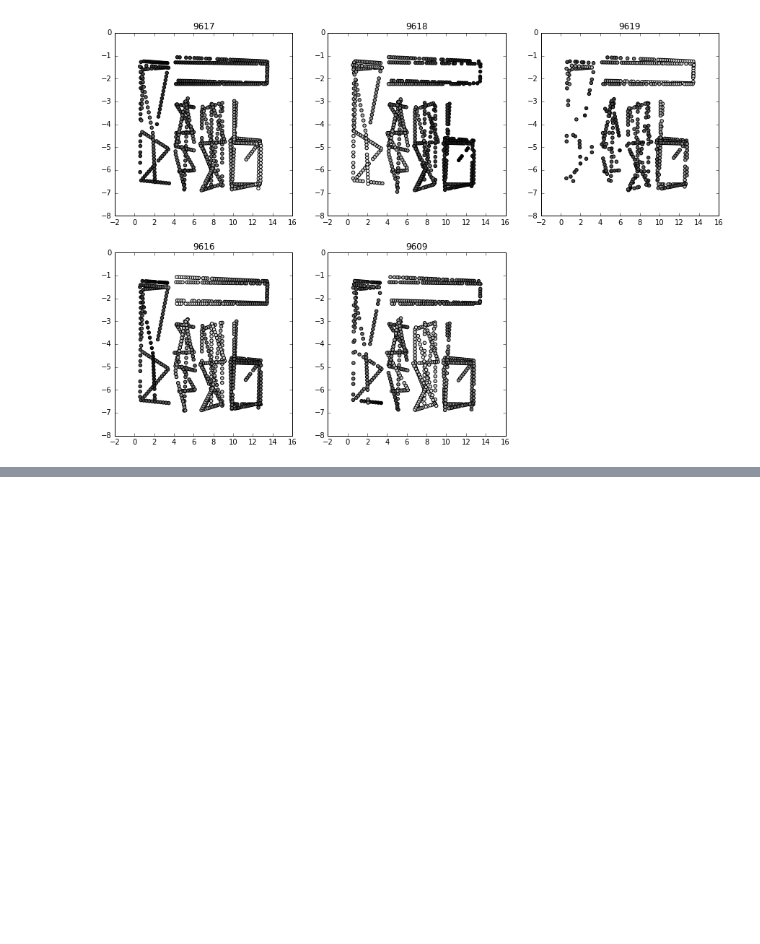
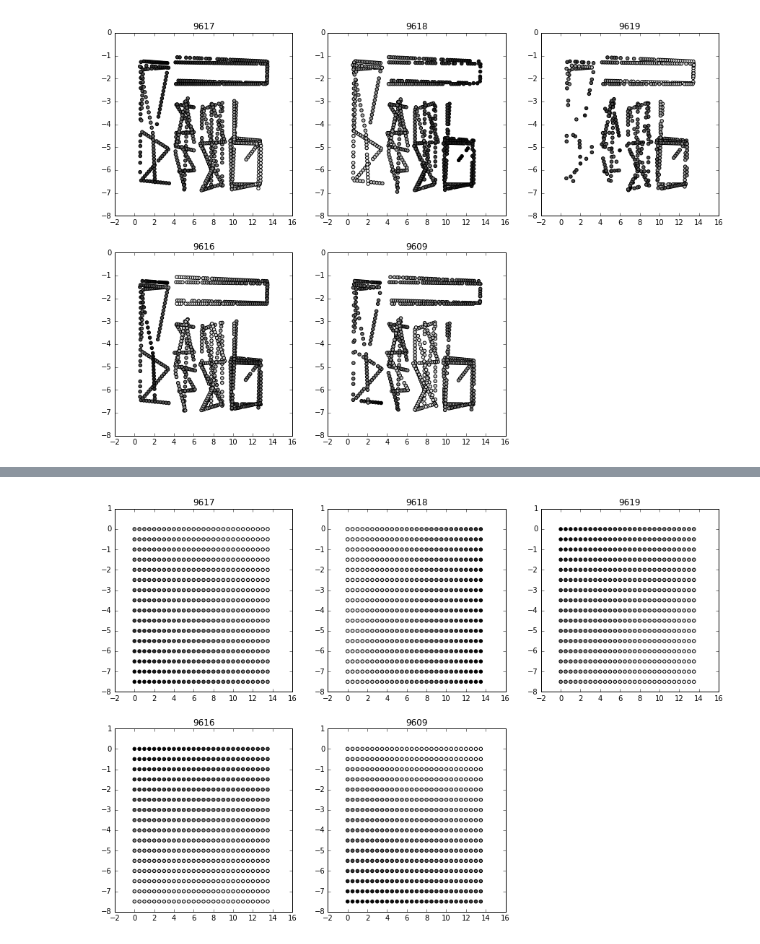
Before and after one commit to Informhunter/IPS, a Jupyter notebook: JupiterNB/data_from_db_analysis/data_overview.ipynb, the cells around one changed output, grey strips where cells are left out. Cells and saved outputs as stored; diff of their text form; code cells hidden in the pictures; blank space fills up the shorter version.

```diff
--- a/JupiterNB/data_from_db_analysis/data_overview.ipynb
+++ b/JupiterNB/data_from_db_analysis/data_overview.ipynb
@@ -208,0 +266,4 @@ plot_rssi_map(filtered_df)
+# %%
+build_regression_map(filtered_df, LinearRegression())
+# %% [output]
+[figure, added]
```
Also changed, not shown: parts of 7 cells of this notebook.
